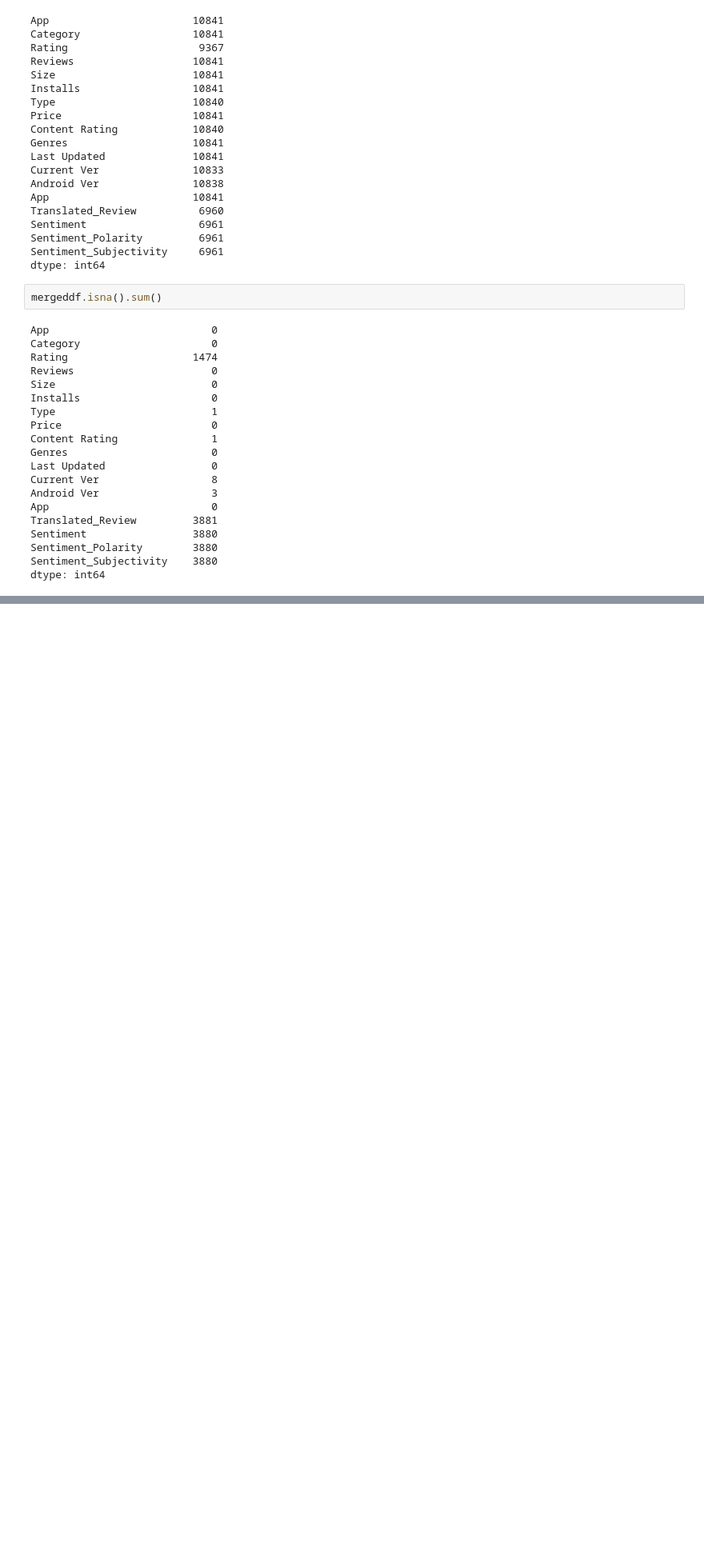
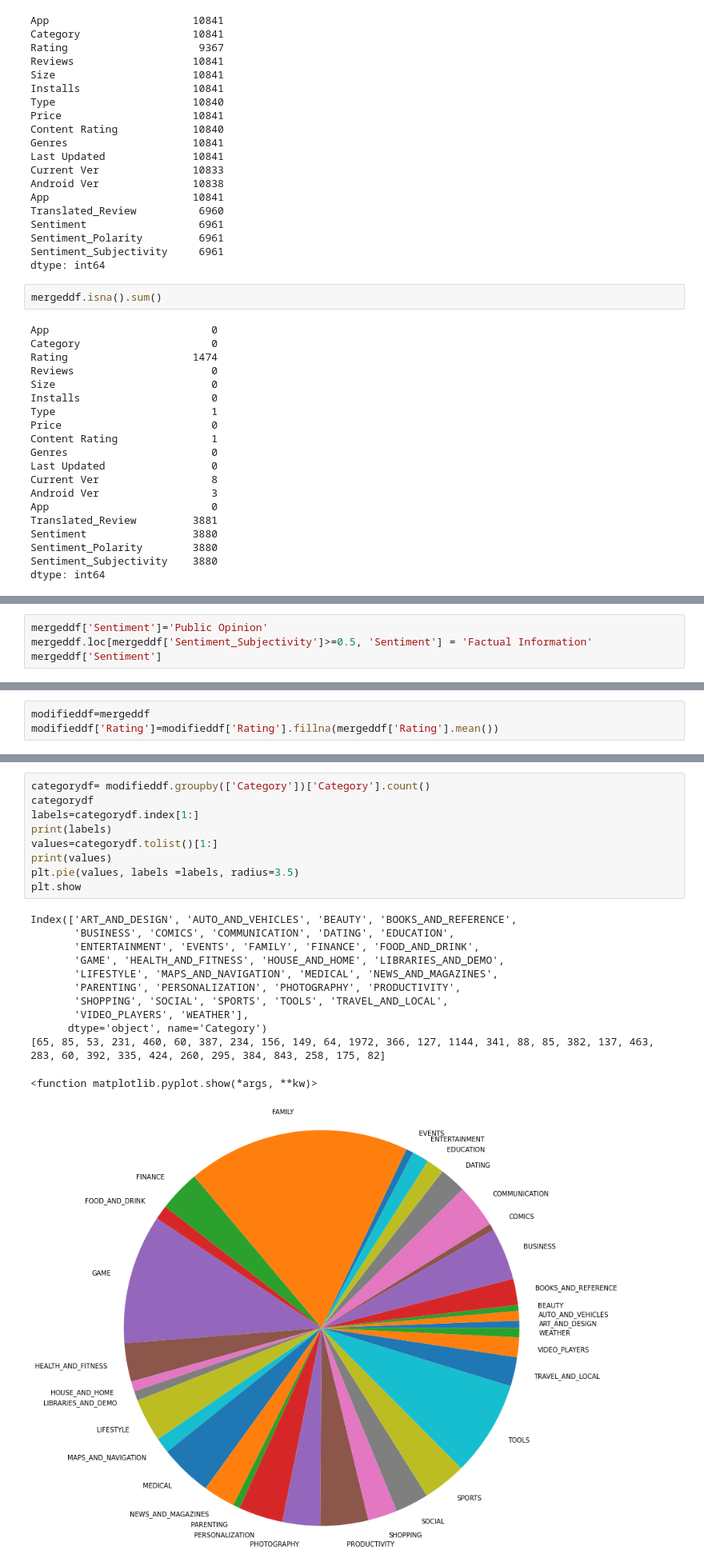
Before and after one commit to AditiBhattacharya11/PlayStore-Review-Analysis-EDA, a Jupyter notebook: Play_Store_App_Review_Analysis_EDA_Capstone_Project.ipynb, the cells around one changed output, grey strips where cells are left out. Shown at 80% size. Drawn from its saved outputs; the diff is of its cells as text; blank space fills up the shorter version.

```diff
--- a/Play_Store_App_Review_Analysis_EDA_Capstone_Project.ipynb
+++ b/Play_Store_App_Review_Analysis_EDA_Capstone_Project.ipynb
@@ -248,0 +258,4 @@ dtype: int64
+# %%
+mergeddf['Sentiment']='Public Opinion'
+mergeddf.loc[mergeddf['Sentiment_Subjectivity']>=0.5, 'Sentiment'] = 'Factual Information'
+mergeddf['Sentiment']
@@ -248,0 +315,3 @@ dtype: int64
+# %%
+modifieddf=mergeddf
+modifieddf['Rating']=modifieddf['Rating'].fillna(mergeddf['Rating'].mean())
@@ -248,0 +340,22 @@ dtype: int64
+# %%
+categorydf= modifieddf.groupby(['Category'])['Category'].count()
+categorydf
+labels=categorydf.index[1:]
+print(labels)
+values=categorydf.tolist()[1:]
+print(values)
+plt.pie(values, labels =labels, radius=3.5)
+plt.show
+# %% [output]
+Index(['ART_AND_DESIGN', 'AUTO_AND_VEHICLES', 'BEAUTY', 'BOOKS_AND_REFERENCE',
+       'BUSINESS', 'COMICS', 'COMMUNICATION', 'DATING', 'EDUCATION',
+       'ENTERTAINMENT', 'EVENTS', 'FAMILY', 'FINANCE', 'FOOD_AND_DRINK',
+       'GAME', 'HEALTH_AND_FITNESS', 'HOUSE_AND_HOME', 'LIBRARIES_AND_DEMO',
+       'LIFESTYLE', 'MAPS_AND_NAVIGATION', 'MEDICAL', 'NEWS_AND_MAGAZINES',
+       'PARENTING', 'PERSONALIZATION', 'PHOTOGRAPHY', 'PRODUCTIVITY',
+       'SHOPPING', 'SOCIAL', 'SPORTS', 'TOOLS', 'TRAVEL_AND_LOCAL',
+       'VIDEO_PLAYERS', 'WEATHER'],
+      dtype='object', name='Category')
+[65, 85, 53, 231, 460, 60, 387, 234, 156, 149, 64, 1972, 366, 127, 1144, 341, 88, 85, 382, 137, 463, 283, 60, 392, 335, 424, 260, 295, 384, 843, 258, 175, 82]
+<function matplotlib.pyplot.show(*args, **kw)>
+[figure, added]
```
Also changed, not shown: parts of 13 cells of this notebook.
